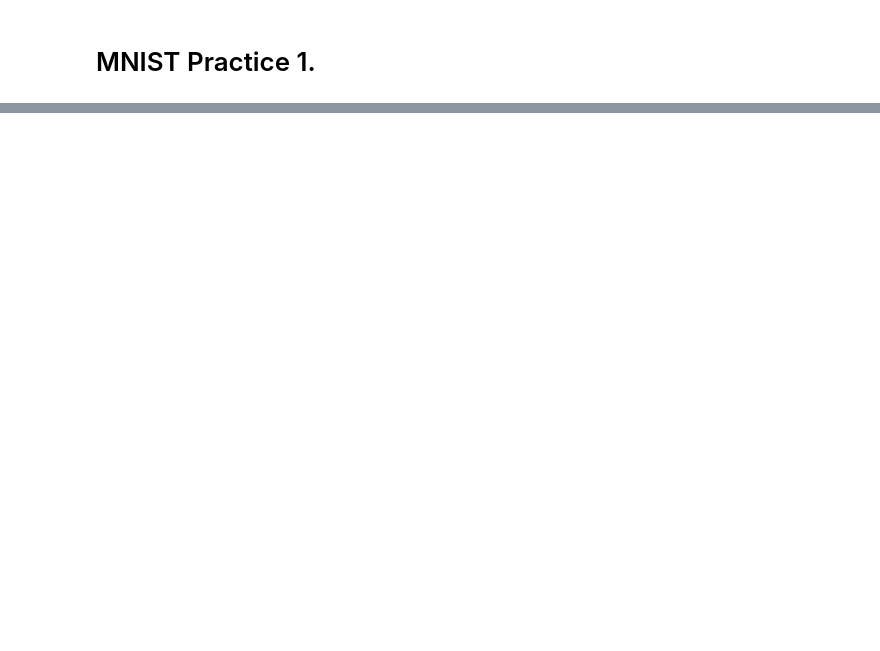
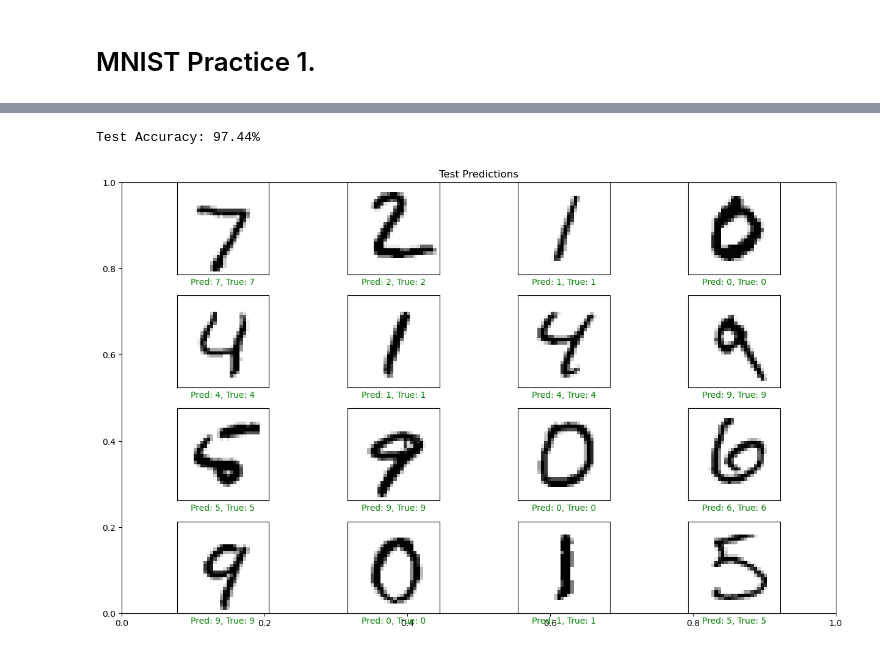
Before and after one commit to code4geoai/deeplearning, a Jupyter notebook: HayatLabs/H_MNIST_Practice1.ipynb, the cells around one changed output, grey strips where cells are left out. Cells and saved outputs as stored; diff of their text form; code cells hidden in the pictures; blank space fills up the shorter version.

```diff
--- a/HayatLabs/H_MNIST_Practice1.ipynb
+++ b/HayatLabs/H_MNIST_Practice1.ipynb
@@ -98,2 +165,56 @@ train_loader = Dataset.MNIST()
 # %%
 # 8 Test Prediction
+cnn_model.eval()
+
+correct = 0
+total = 0
+
+with torch.no_grad():
+    for images, labels in test_loader:
+        images = images.to('cuda')
+        labels = labels.to('cuda')
+
+        outputs = cnn_model(images)
+        _, predicted = torch.max(outputs.data, 1)
+
+        total += labels.size(0)
+        correct += (predicted == labels).sum().item()
+
+test_accuracy = 100 * correct / total
+print(f'Test Accuracy: {test_accuracy:.2f}%')
+
+# Display some test predictions
+plt.figure(figsize=(12, 8))
+plt.title('Test Predictions')
+
+# Get a batch of test data
+data_iter = iter(test_loader)
+images, labels = next(data_iter)
+images = images.to('cuda')
+labels = labels.to('cuda')
+
+# Get predictions
+with torch.no_grad():
+    outputs = cnn_model(images)
+    _, predicted = torch.max(outputs, 1)
+
+# Move back to CPU for plotting
+images = images.cpu()
+predicted = predicted.cpu()
+labels = labels.cpu()
+
+# Display first 16 images
+for i in range(16):
+    plt.subplot(4, 4, i+1)
+    plt.xticks([])
+    plt.yticks([])
+    plt.grid(False)
+    plt.imshow(images[i].squeeze(), cmap=plt.cm.binary)
+    color = 'green' if predicted[i] == labels[i] else 'red'
+    plt.xlabel(f'Pred: {predicted[i]}, True: {labels[i]}', color=color)
+
+plt.tight_layout()
+plt.show()
+# %% [output]
+Test Accuracy: 97.44%
+[figure, added]
```
Also changed, not shown: parts of 7 cells of this notebook, 2 other files.
